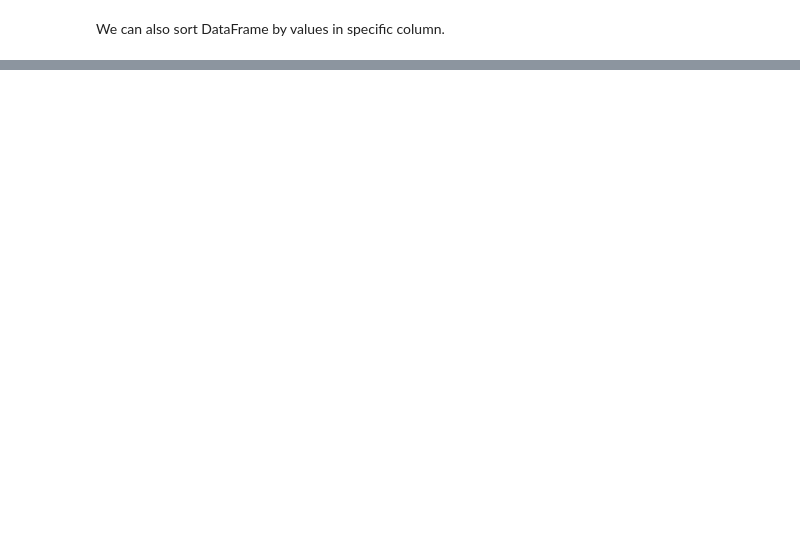
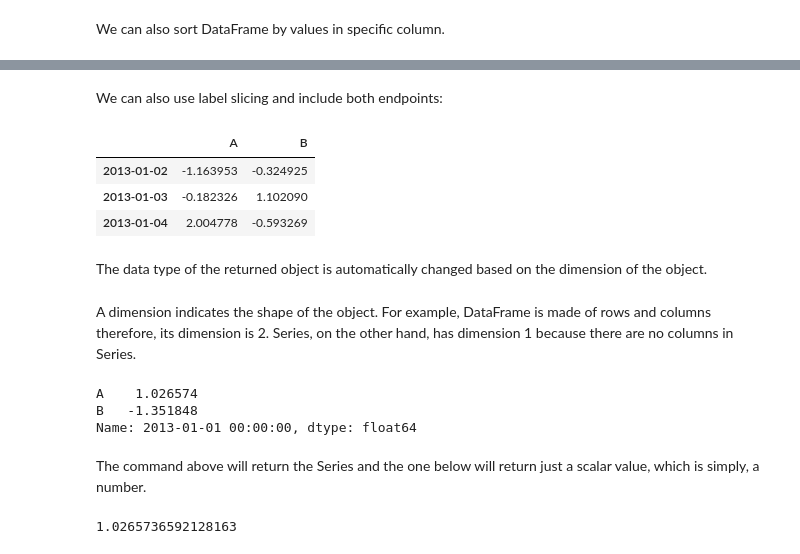
Before and after one commit to Hounder23/lighthouse-data-notes, a Jupyter notebook: Week_4/Pandas Viewing,Accessing Walkthrough - lighthouse.ipynb, the cells around one changed output, grey strips where cells are left out. Cells and saved outputs as stored; diff of their text form; code cells hidden in the pictures; blank space fills up the shorter version.

```diff
--- a/Week_4/Pandas Viewing,Accessing Walkthrough - lighthouse.ipynb
+++ b/Week_4/Pandas Viewing,Accessing Walkthrough - lighthouse.ipynb
@@ -217,0 +279,25 @@ df.sort_values(by='B')
+# %% [markdown]
+We can also use label slicing and include both endpoints:
+# %%
+df.loc['20130102':'20130104', ['A', 'B']]
+# %% [output]
+|  | A | B |
+| 2013-01-02 | -1.163953 | -0.324925 |
+| 2013-01-03 | -0.182326 | 1.102090 |
+| 2013-01-04 | 2.004778 | -0.593269 |
+# %% [markdown]
+The data type of the returned object is automatically changed based on the dimension of the object.
+# %% [markdown]
+A dimension indicates the shape of the object. For example, DataFrame is made of rows and columns therefore, its dimension is 2. Series, on the other hand, has dimension 1 because there are no columns in Series.
+# %%
+df.loc[dates[0],['A','B']]
+# %% [output]
+A    1.026574
+B   -1.351848
+Name: 2013-01-01 00:00:00, dtype: float64
+# %% [markdown]
+The command above will return the Series and the one below will return just a scalar value, which is simply, a number.
+# %%
+df.loc[dates[0],'A']
+# %% [output]
+1.0265736592128163
```
Also changed, not shown: parts of 48 cells of this notebook, 4 other files.
